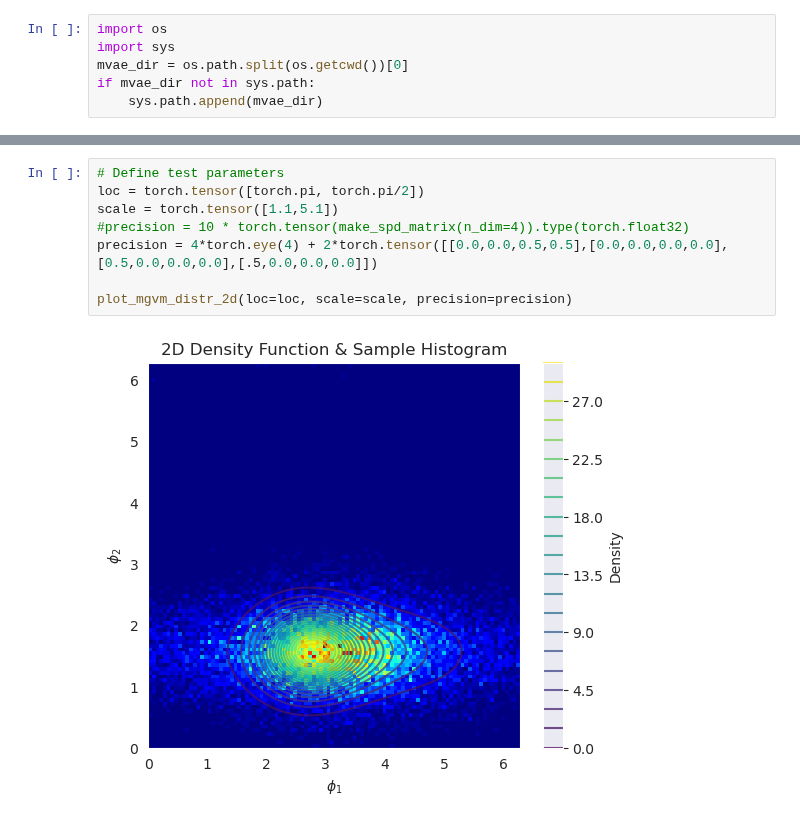
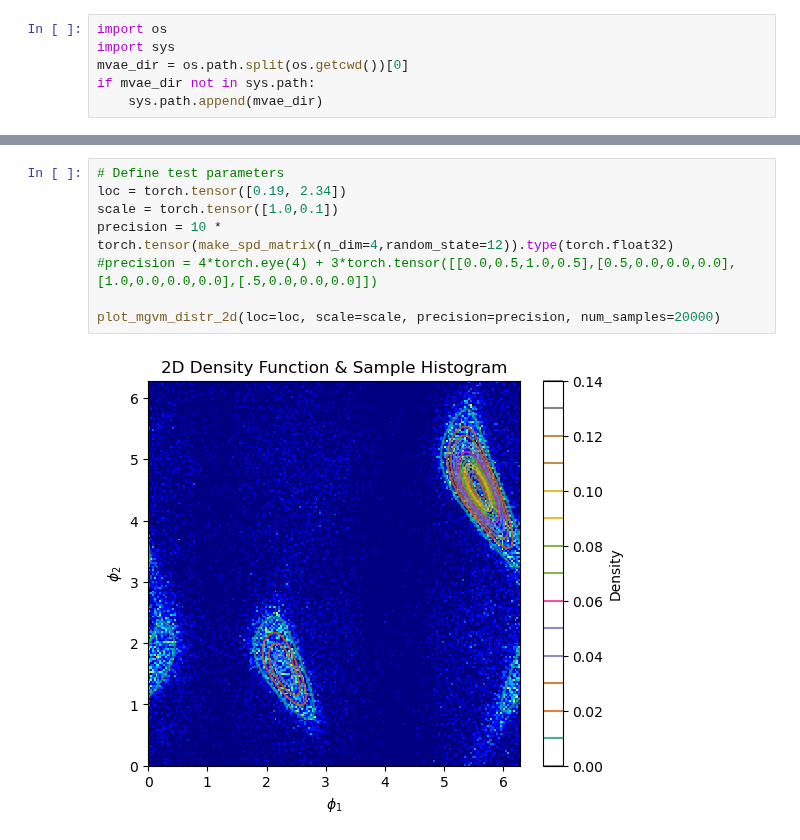
Before and after one commit to graeps/TopoGeoAEs, a Jupyter notebook: experiments/mgvm_toroidal_vae.ipynb, the cells around one changed output, grey strips where cells are left out. Cells and saved outputs as stored; diff of their text form.

```diff
--- a/experiments/mgvm_toroidal_vae.ipynb
+++ b/experiments/mgvm_toroidal_vae.ipynb
@@ -78,10 +30,10 @@ Sample Variance: 0.8793
 # %%
 # Define test parameters
-loc = torch.tensor([torch.pi, torch.pi/2])
-scale = torch.tensor([1.1,5.1])
-#precision = 10 * torch.tensor(make_spd_matrix(n_dim=4)).type(torch.float32)
-precision = 4*torch.eye(4) + 2*torch.tensor([[0.0,0.0,0.5,0.5],[0.0,0.0,0.0,0.0],[0.5,0.0,0.0,0.0],[.5,0.0,0.0,0.0]])
+loc = torch.tensor([0.19, 2.34])
+scale = torch.tensor([1.0,0.1])
+precision = 10 * torch.tensor(make_spd_matrix(n_dim=4,random_state=12)).type(torch.float32)
+#precision = 4*torch.eye(4) + 3*torch.tensor([[0.0,0.5,1.0,0.5],[0.5,0.0,0.0,0.0],[1.0,0.0,0.0,0.0],[.5,0.0,0.0,0.0]])
 
-plot_mgvm_distr_2d(loc=loc, scale=scale, precision=precision)
+plot_mgvm_distr_2d(loc=loc, scale=scale, precision=precision, num_samples=20000)
 # %% [output]
-[figure, old version]
+[figure, new version]
```
Also changed, not shown: parts of 10 cells of this notebook, 2 other files.
